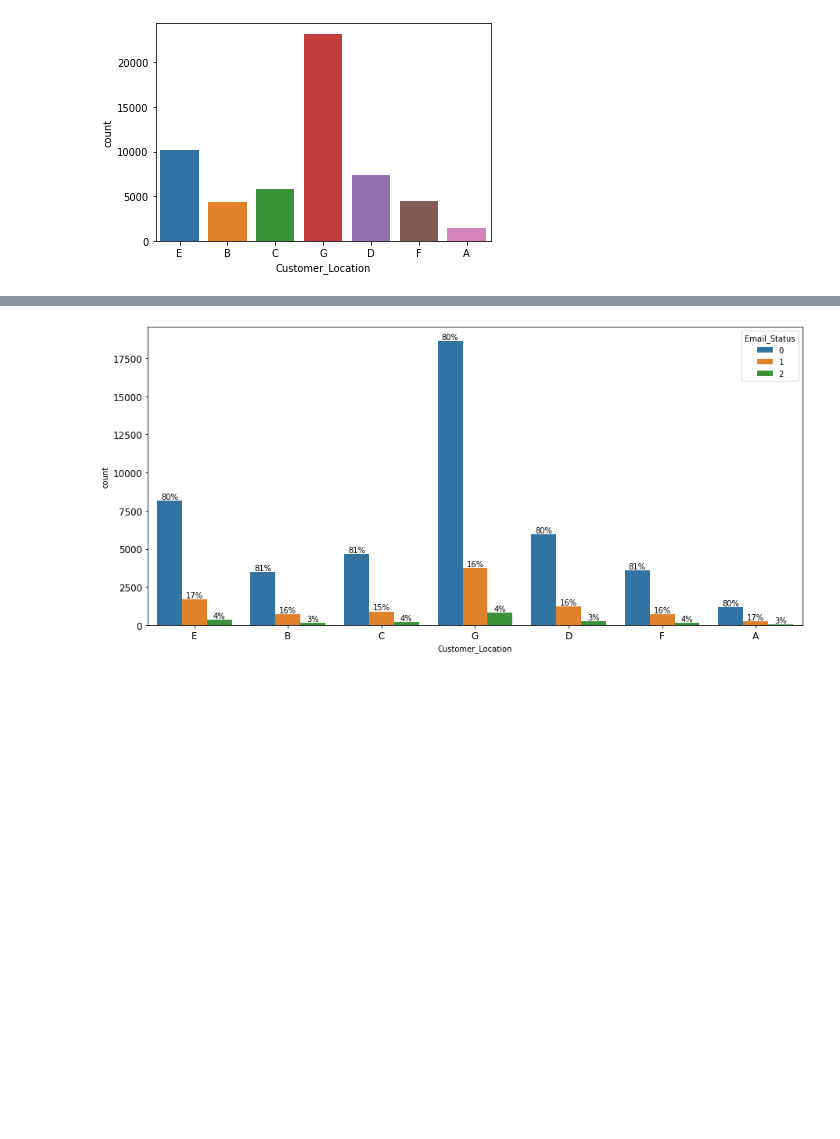
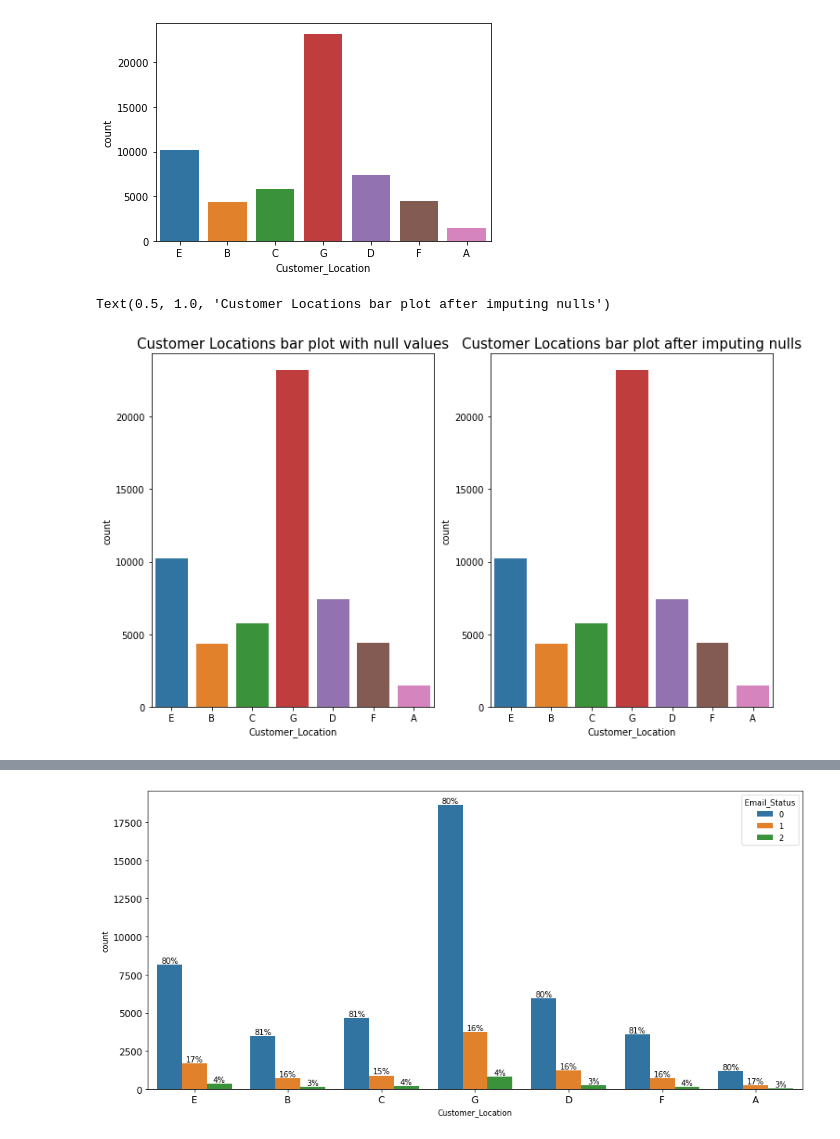
Before and after one commit to Akramkhan01/Email-Campaign-Effectiveness-Prediction-Capstone-Project, a Jupyter notebook: Email_Campaign_Effectiveness_Prediction.ipynb, the cells around one changed output, grey strips where cells are left out. Cells and saved outputs as stored; diff of their text form; code cells hidden in the pictures; blank space fills up the shorter version.

Commit message:
Added some Visualization Graphs

```diff
--- a/Email_Campaign_Effectiveness_Prediction.ipynb
+++ b/Email_Campaign_Effectiveness_Prediction.ipynb
@@ -397,3 +402,18 @@ sns.countplot(email_data['Customer_Location'])
 # %% [output]
 <matplotlib.axes._subplots.AxesSubplot at 0x...>
 [figure]
+# %%
+plt.figure(figsize=(12,7))
+
+# Plotting Customer Locations with null values
+plt.subplot(1,2,1)
+sns.countplot(email_data['Customer_Location'])
+plt.title('Customer Locations bar plot with null values', fontsize=15)
+
+# Plotting bar plot for Customer_Location
+plt.subplot(1,2,2)
+sns.countplot(email_data['Customer_Location'])
+plt.title('Customer Locations bar plot after imputing nulls', fontsize=15)
+# %% [output]
+Text(0.5, 1.0, 'Customer Locations bar plot after imputing nulls')
+[figure, added]
```
Also changed, not shown: parts of 22 cells of this notebook.
